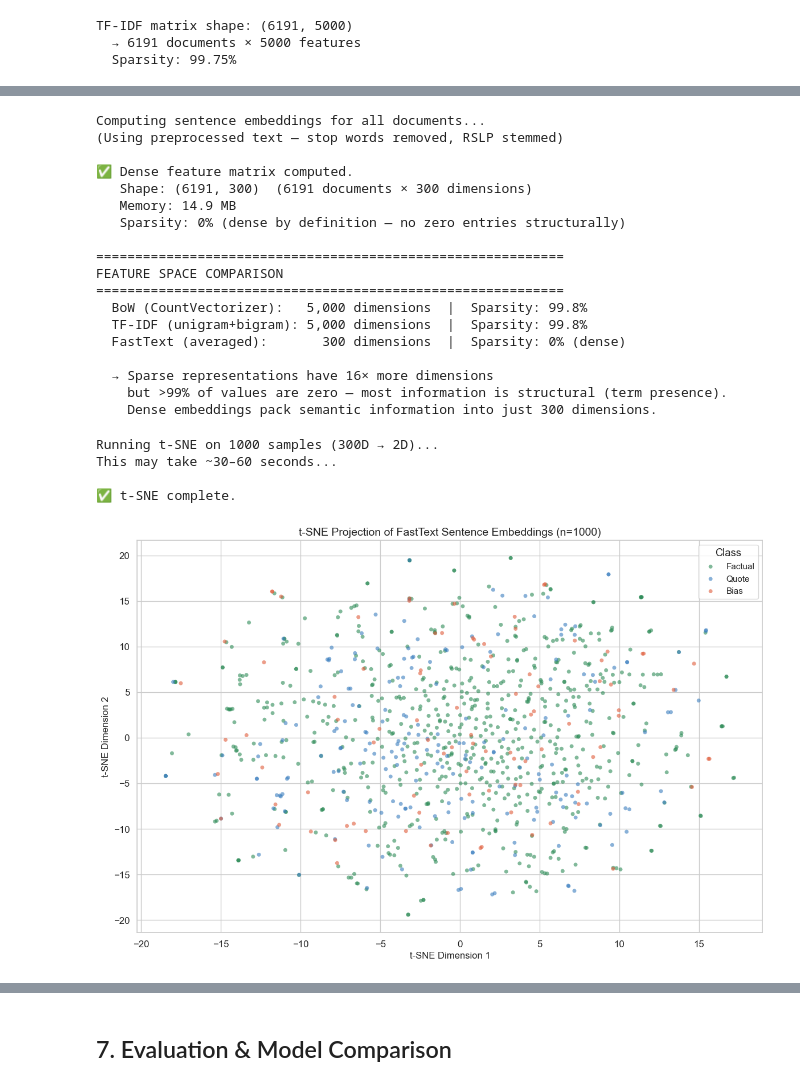
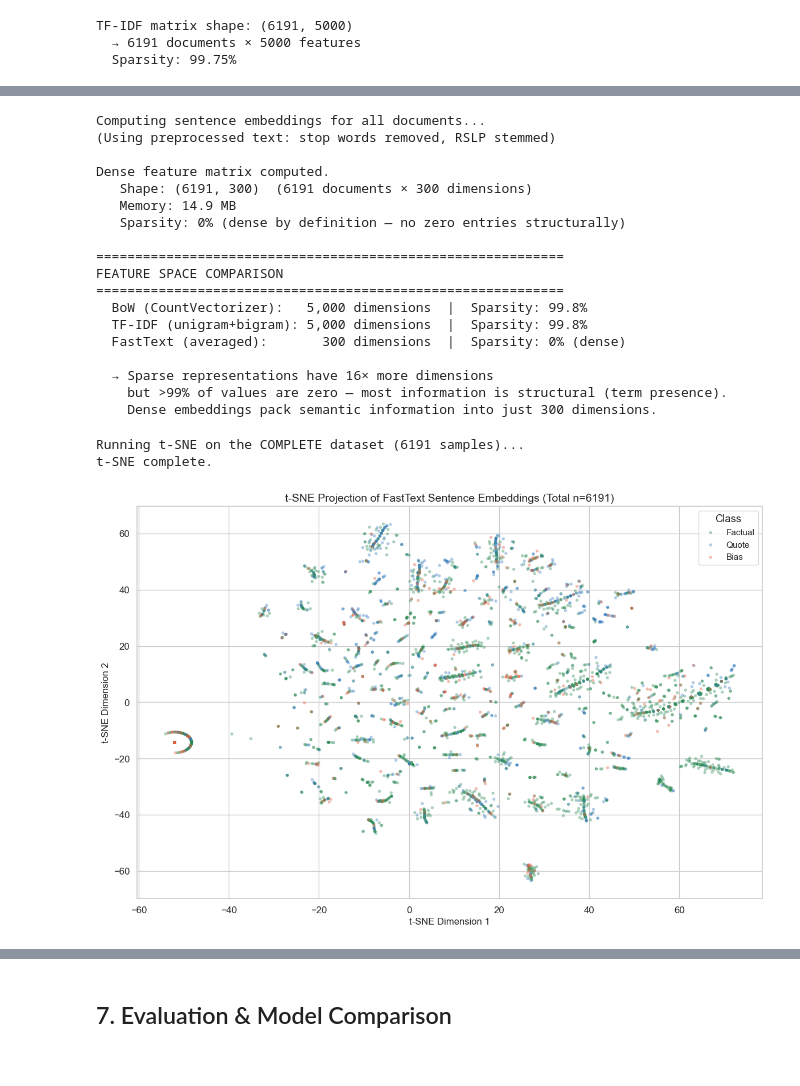
Before and after one commit to Gonto03/NLP-FactNews-Classification, a Jupyter notebook: Data_analysis.ipynb, the cells around one changed output, grey strips where cells are left out. Saved outputs shown, nothing was run; the diff lists cells and outputs as text; code cells hidden in the pictures.

```diff
--- a/Data_analysis.ipynb
+++ b/Data_analysis.ipynb
@@ -759,15 +741,10 @@ Example embeddings (first 5 dimensions):
 Warning : `load_model` does not return WordVectorModel or SupervisedModel any more, but a `FastText` object which is very similar.
 # %%
-# ── Sentence embedding via averaged word vectors ──────────────
-#
-# Strategy: for each preprocessed sentence, look up the FastText vector
-# for each token and compute the element-wise mean across all tokens.
-# If a sentence has no valid tokens (edge case), we fall back to a
-# zero vector of the correct dimension.
-#
-# Note: FastText's get_word_vector() NEVER returns a zero vector —
-# even for unseen words it uses subword n-grams to estimate a vector.
-# This means we have 100% vocabulary coverage, unlike Word2Vec/GloVe.
+#Sentence embedding via averaged word vectors
+# Strategy: for each preprocessed sentence, look up the FastText vector for each token and compute the mean across all tokens.
+# If a sentence has no valid tokens (edge case), we fall back to a zero vector of the correct dimension.
+#Note: FastText's get_word_vector() NEVER returns a zero vector, even for unseen words it uses subword n-grams to estimate a vector.
+#This means we have 100% vocabulary coverage, unlike Word2Vec/GloVe.
 
 EMBED_DIM = ft_model.get_dimension()  # 300
 
@@ -790,18 +767,18 @@ def sentence_to_vector(text):
     vectors = np.array([ft_model.get_word_vector(t) for t in tokens])
     return vectors.mean(axis=0)
 
-# ── Apply to full dataset ─────────────────────────────────────
+#Apply to full dataset
 print("Computing sentence embeddings for all documents...")
-print("(Using preprocessed text — stop words removed, RSLP stemmed)\n")
+print("(Using preprocessed text: stop words removed, RSLP stemmed)\n")
 
 X_dense = np.vstack(df['clean_text'].apply(sentence_to_vector).values)
 
-print(f"✅ Dense feature matrix computed.")
+print(f"Dense feature matrix computed.")
 print(f"   Shape: {X_dense.shape}  ({X_dense.shape[0]} documents × {X_dense.shape[1]} dimensions)")
 print(f"   Memory: {X_dense.nbytes / 1e6:.1f} MB")
 print(f"   Sparsity: 0% (dense by definition — no zero entries structurally)")
 
-# ── Compare feature space sizes ──────────────────────────────
+#Compare feature space sizes
 print("\n" + "="*60)
 print("FEATURE SPACE COMPARISON")
 print("="*60)
@@ -816,9 +793,9 @@ print(f"    but >99% of values are zero — most information is structural (term
 print(f"    Dense embeddings pack semantic information into just {X_dense.shape[1]} dimensions.")
 # %% [output]
 Computing sentence embeddings for all documents...
-(Using preprocessed text — stop words removed, RSLP stemmed)
+(Using preprocessed text: stop words removed, RSLP stemmed)
 
-✅ Dense feature matrix computed.
+Dense feature matrix computed.
    Shape: (6191, 300)  (6191 documents × 300 dimensions)
    Memory: 14.9 MB
    Sparsity: 0% (dense by definition — no zero entries structurally)
@@ -834,54 +811,44 @@ FEATURE SPACE COMPARISON
     but >99% of values are zero — most information is structural (term presence).
     Dense embeddings pack semantic information into just 300 dimensions.
 # %%
-# ── t-SNE visualization of FastText sentence embeddings ───────
+# t-SNE(t-Distributed Stochastic Neighbor Embedding) visualization of FastText sentence embeddings
 #
-# t-SNE (t-Distributed Stochastic Neighbor Embedding) projects
-# the 300-dimensional embeddings into 2D for visualization.
-# We use a random subsample of 1000 points for speed.
-# Well-separated clusters in 2D suggest the embeddings carry
-# class-discriminative information.
+#t-SNE projects the 300-dimensional embeddings into 2D for visualization.
+#We use a random subsample of 1000 points for speed.
+# Well-separated clusters in 2D suggest the embeddings carry class-discriminative information.
 
-from sklearn.manifold import TSNE
+X_full = X_dense
+y_full = df['classe'].values
 
-# Subsample for speed
-TSNE_SAMPLE = 1000
-np.random.seed(RANDOM_SEED)
-sample_idx = np.random.choice(len(X_dense), TSNE_SAMPLE, replace=False)
-
-X_sample    = X_dense[sample_idx]
-y_sample    = y.values[sample_idx]
-lab_sample  = [CLASS_MAP[c] for c in y_sample]
-
-print(f"Running t-SNE on {TSNE_SAMPLE} samples (300D → 2D)...")
-print("This may take ~30–60 seconds...\n")
+#Convert numeric codes to names
+lab_full = [CLASS_MAP[c] for c in y_full]
+print(f"Running t-SNE on the COMPLETE dataset ({len(X_full)} samples)...")
 
 tsne = TSNE(n_components=2, perplexity=40, max_iter=1000,
             random_state=RANDOM_SEED, init='pca', learning_rate='auto')
-X_2d = tsne.fit_transform(X_sample)
 
-print("✅ t-SNE complete.")
+X_2d = tsne.fit_transform(X_full)
 
-# ── Plot ──────────────────────────────────────────────────────
+print("t-SNE complete.")
+
+#Plot
 palette = {'Factual': '#2d8b57', 'Quote': '#3a7ebf', 'Bias': '#e05c3a'}
 
 fig, ax = plt.subplots(figsize=(12, 8))
 for label in ['Factual', 'Quote', 'Bias']:
-    mask = np.array(lab_sample) == label
+    mask = np.array(lab_full) == label
     ax.scatter(X_2d[mask, 0], X_2d[mask, 1],
                c=palette[label], label=label,
-               alpha=0.6, s=25, edgecolors='none')
+               alpha=0.4, s=15, edgecolors='none')
 
-ax.set_title('t-SNE Projection of FastText Sentence Embeddings (n=1000)', fontsize=14)
+ax.set_title(f't-SNE Projection of FastText Sentence Embeddings (Total n={len(X_full)})', fontsize=14)
 ax.set_xlabel('t-SNE Dimension 1')
 ax.set_ylabel('t-SNE Dimension 2')
 ax.legend(title='Class', fontsize=11)
 plt.tight_layout()
 plt.show()
 # %% [output]
-Running t-SNE on 1000 samples (300D → 2D)...
-This may take ~30–60 seconds...
-
-✅ t-SNE complete.
+Running t-SNE on the COMPLETE dataset (6191 samples)...
+t-SNE complete.
-[figure, old version]
+[figure, new version]
 # %% [markdown]
```
Also changed, not shown: parts of 63 cells of this notebook.
